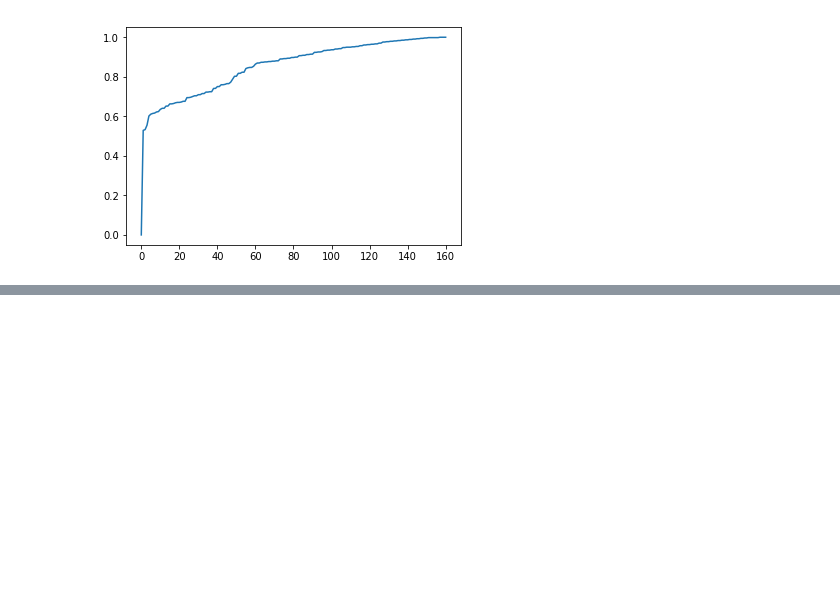
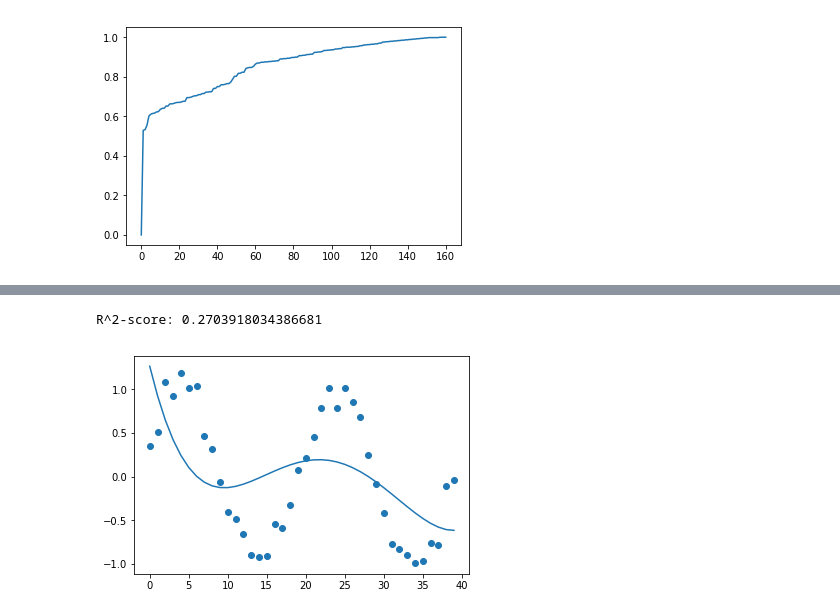
Before and after one commit to TanVD/se-ml-course, a Jupyter notebook: 8/8.ipynb, the cells around one changed output, grey strips where cells are left out. Drawn from its saved outputs; the diff is of its cells as text; code cells hidden in the pictures; blank space fills up the shorter version.

```diff
--- a/8/8.ipynb
+++ b/8/8.ipynb
@@ -90,0 +137,5 @@ Accuracy: 0.9901345291479821
+# %%
+pow_regression(noisysine_points, setup_polynomial(noisysine_points, 4), noisysine_labels)
+# %% [output]
+R^2-score: 0.2703918034386681
+[figure, added]
```
Also changed, not shown: parts of 9 cells of this notebook, 2 other files.
